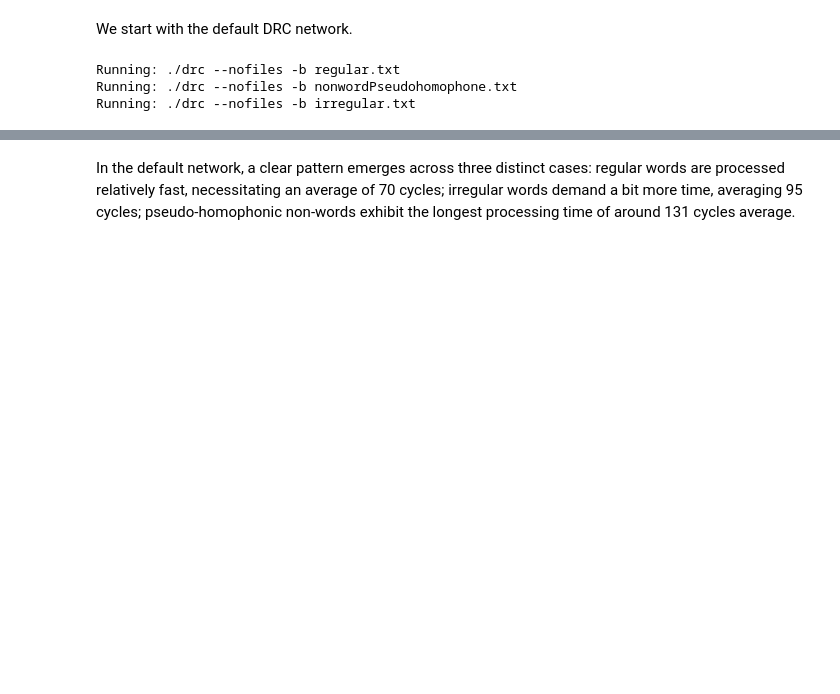
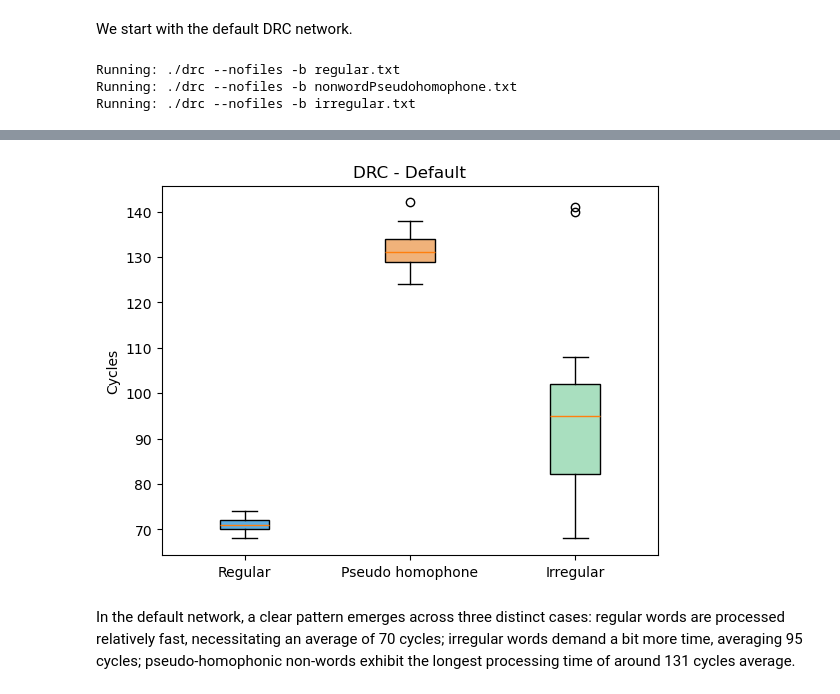
Before and after one commit to Quinta13/LRB_project, a Jupyter notebook: assignment2/exercises.ipynb, the cells around one changed output, grey strips where cells are left out. Drawn from its saved outputs; the diff is of its cells as text; code cells hidden in the pictures; blank space fills up the shorter version.

```diff
--- a/assignment2/exercises.ipynb
+++ b/assignment2/exercises.ipynb
@@ -531,3 +539,11 @@ Pseudo homophone avg. 131
+# %%
+ResultSet.plot_cycles_boxplot(
+    results=[regular_results, ph_results, irregular_results],
+    legends=["Regular", "Pseudo homophone", "Irregular"],
+    title="DRC - Default"
+)
+# %% [output]
+[figure, added]
 # %% [markdown]
 In the default network, a clear pattern emerges across three distinct cases: regular words are processed relatively fast, necessitating an average of 70 cycles; irregular words demand a bit more time, averaging 95 cycles; pseudo-homophonic non-words exhibit the longest processing time of around 131 cycles average.
 # %% [markdown]
```
Also changed, not shown: parts of 12 cells of this notebook, 2 other files.
